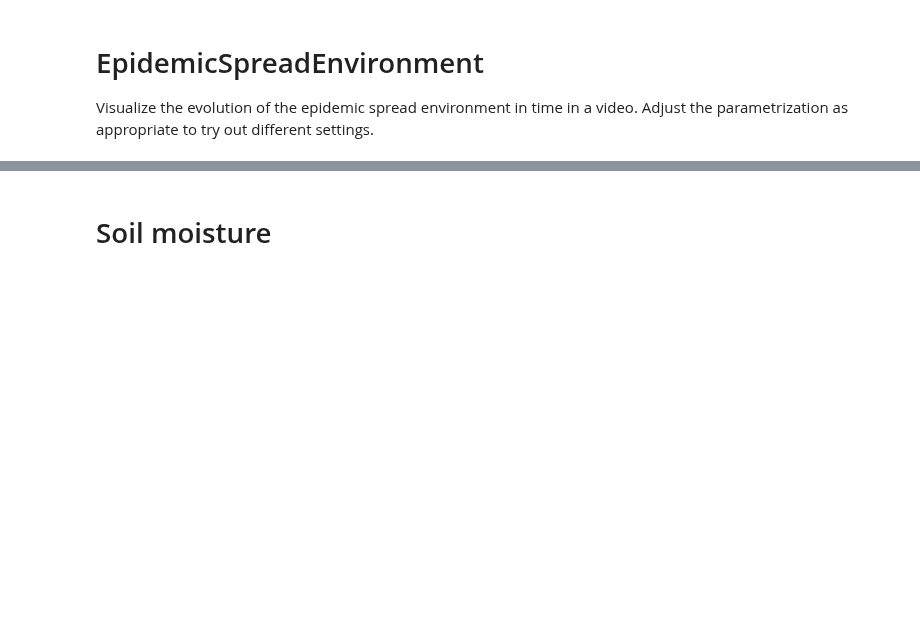
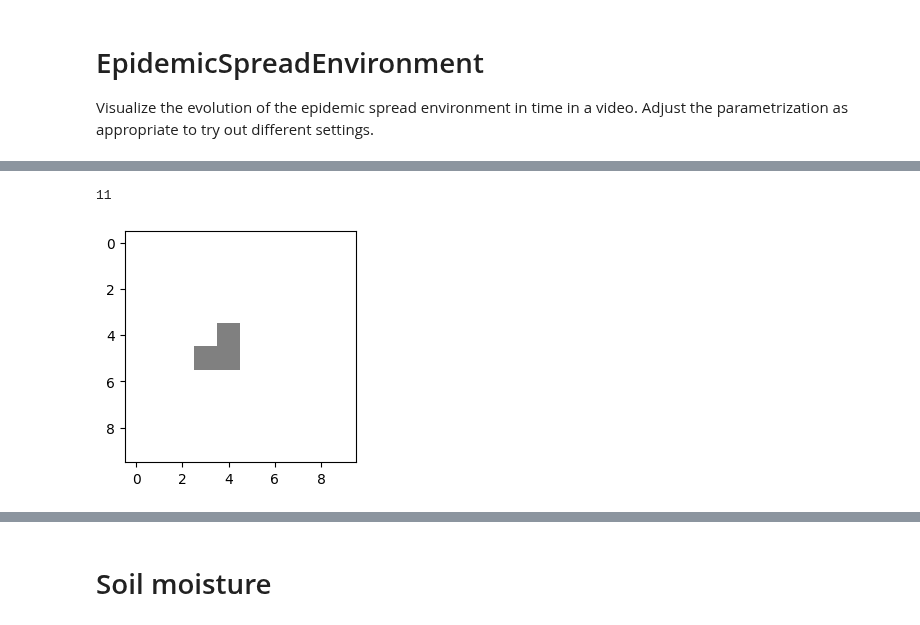
Before and after one commit to lboloni/WaterberryFarms, a Jupyter notebook: notebooks/Environmnent-experiments.ipynb, the cells around one changed output, grey strips where cells are left out. Cells and saved outputs as stored; diff of their text form; code cells hidden in the pictures; blank space fills up the shorter version.

```diff
--- a/notebooks/Environmnent-experiments.ipynb
+++ b/notebooks/Environmnent-experiments.ipynb
@@ -36,4 +43,25 @@ logging.basicConfig(level=logging.WARNING)
 %matplotlib inline
+# %%
+# A collection of helper functions for animating environments
+
+def animate(env, axesimage, i):
+    """Animates an environment by letting the environment proceed a timestep, then setting the values into image."""
+    env.proceed(1.0)
+    v = env.value.copy()
+    axesimage.set_array(v)
+    return [axesimage]
+
+def animate_environment(env, frames=99, interval=5):
+    """Creates an animated figure of the environment. Call plt.show after this. Interval specifies the speed of the animation."""
+    fig, ax = plt.subplots()
+    axesimage  = ax.imshow(env.value, vmin=0, vmax=1, cmap="gray")
+    # Good try, but this doesn't work like this, it should be set from
+    # animate
+    # ax.set_title(f"{env.name} time = {env.time}")
+    anim = animation.FuncAnimation(fig, partial(animate, env, axesimage),
+                                       frames=frames, interval=interval,
+                                       blit=True)
+    return anim
 # %% [markdown]
 # EpidemicSpreadEnvironment
 Visualize the evolution of the epidemic spread environment in time in a video. Adjust the parametrization as appropriate to try out different settings.
@@ -58,0 +88,25 @@ HTML(anim.to_html5_video())
+# %%
+# Epidemic spread with immunity mask
+width = 10 # 1000
+height = 10 # 2000
+immunity_mask = np.zeros((width, height))
+for i in range(width):
+    for j in range(2):
+        immunity_mask[i, height // 2 + j] = -2.0
+
+#spread_dimension = int(math.sqrt(width) / 6) * 2 + 3
+spread_dimension = 11
+print(spread_dimension)
+infection_seeds = 1 # 3 * max(int(width / 30), 1)
+p_transmission = 0.25
+# seeds 1*, 0.15 looks good for ccr
+# seeds 3*, 0.25 looks good for tylcv
+env = EpidemicSpreadEnvironment("crop", width, height, seed=1, infection_duration = 5,
+                                p_transmission = p_transmission, spread_dimension=spread_dimension,
+                                infection_seeds = infection_seeds, immunity_mask=immunity_mask)
+anim = animate_environment(env, frames=20, interval=200)
+plt.show()
+HTML(anim.to_html5_video())
+# %% [output]
+11
+[figure, added]
```
Also changed, not shown: parts of 9 cells of this notebook, 3 other files.
